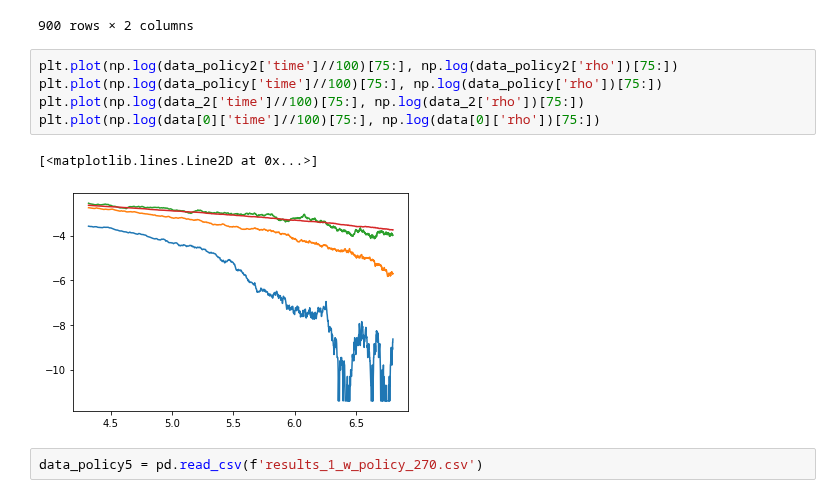
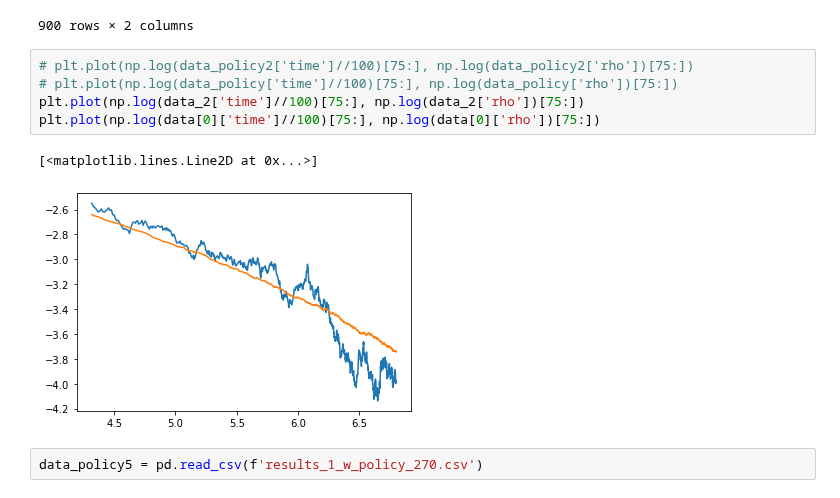
Before and after one commit to xValentim/Predator_Prey_NN, a Jupyter notebook: exponent_beta_nu_z_validate.ipynb, the cells around one changed output. Drawn from its saved outputs; the diff is of its cells as text.

```diff
--- a/exponent_beta_nu_z.ipynb
+++ b/exponent_beta_nu_z_validate.ipynb
@@ -103,13 +103,13 @@ data_2
 | 899 | 89900 | 0.018711 |
 900 rows × 2 columns
 # %%
-plt.plot(np.log(data_policy2['time']//100)[75:], np.log(data_policy2['rho'])[75:])
-plt.plot(np.log(data_policy['time']//100)[75:], np.log(data_policy['rho'])[75:])
+# plt.plot(np.log(data_policy2['time']//100)[75:], np.log(data_policy2['rho'])[75:])
+# plt.plot(np.log(data_policy['time']//100)[75:], np.log(data_policy['rho'])[75:])
 plt.plot(np.log(data_2['time']//100)[75:], np.log(data_2['rho'])[75:])
 plt.plot(np.log(data[0]['time']//100)[75:], np.log(data[0]['rho'])[75:])
 # %% [output]
 [<matplotlib.lines.Line2D at 0x...>]
-[figure, old version]
+[figure, new version]
 # %%
 data_policy5 = pd.read_csv(f'results_1_w_policy_270.csv')
 # %%
```
Also changed, not shown: parts of 18 cells of this notebook, 35 other files.
